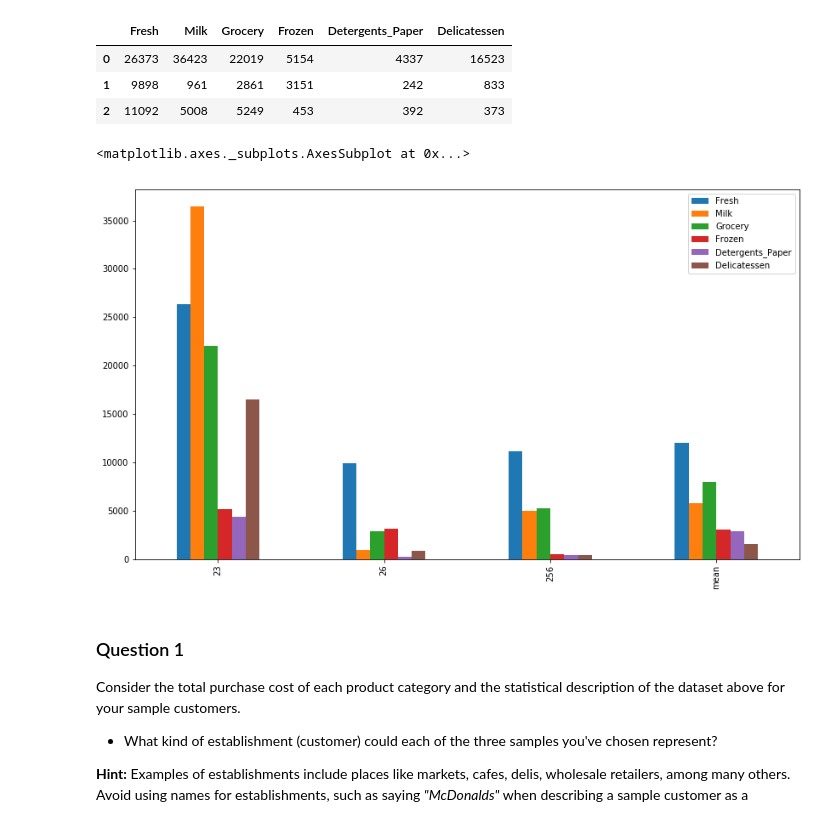
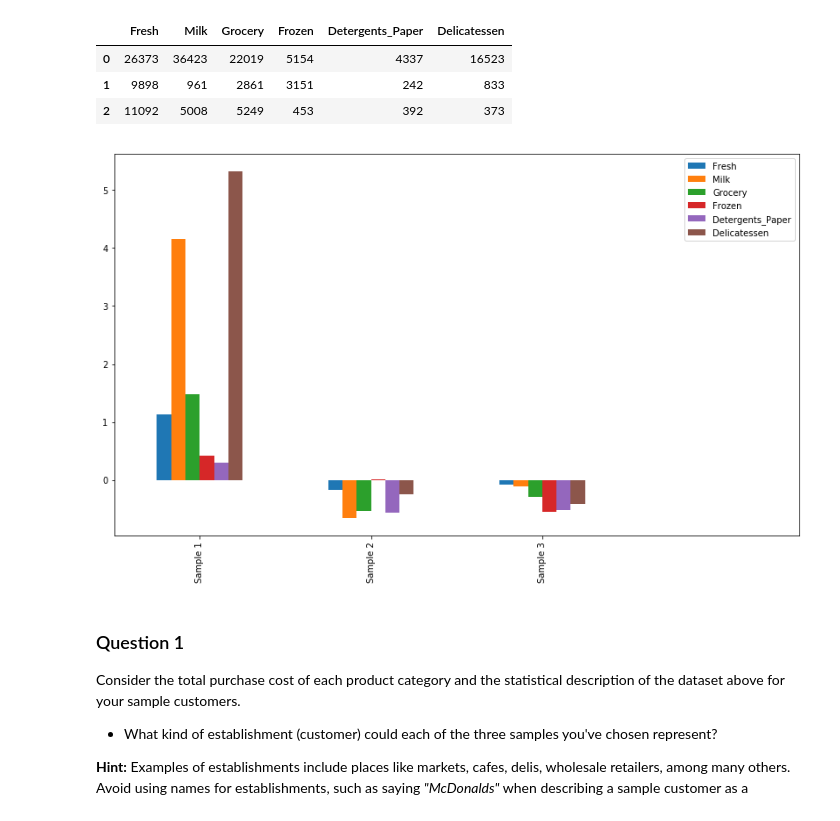
Before and after one commit to JonOnEarth/ML-NANO, a Jupyter notebook: customer_segments/customer_segments.ipynb, the cells around one changed output. Drawn from its saved outputs; the diff is of its cells as text; code cells hidden in the pictures.

Commit message:
review_change

```diff
--- a/customer_segments/customer_segments.ipynb
+++ b/customer_segments/customer_segments.ipynb
@@ -84,21 +84,23 @@ Chosen samples of wholesale customers dataset:
 # %%
 # Import Seaborn, a very powerful library for Data Visualisation
 import seaborn as sns
+import matplotlib.pyplot as plt
 
 # Get the means
 mean_data = data.describe().loc['mean']
 
 # Append means to the samples' data
 samples_bar = samples.append(mean_data)
 
-# Construct indices
-samples_bar.index = indices + ['mean']
+# revised by reviewer, this comparison is better
+samples_bar = (samples_bar - mean_data)/data.std()
+labels = ['Sample 1','Sample 2','Sample 3']
 
 # Plot bar plot
 samples_bar.plot(kind='bar', figsize=(14,8))
+_ = plt.xticks(range(3),labels)
 # %% [output]
-<matplotlib.axes._subplots.AxesSubplot at 0x...>
-[figure, old version]
+[figure, new version]
 # %% [markdown]
 ### Question 1
 Consider the total purchase cost of each product category and the statistical description of the dataset above for your sample customers.
```
Also changed, not shown: parts of 7 cells of this notebook, 1 other file.
